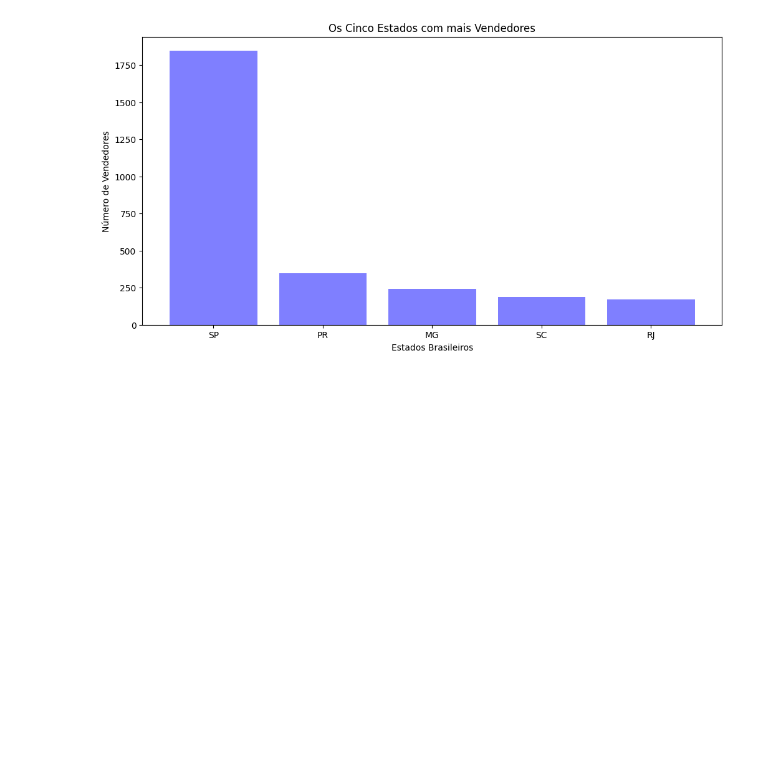
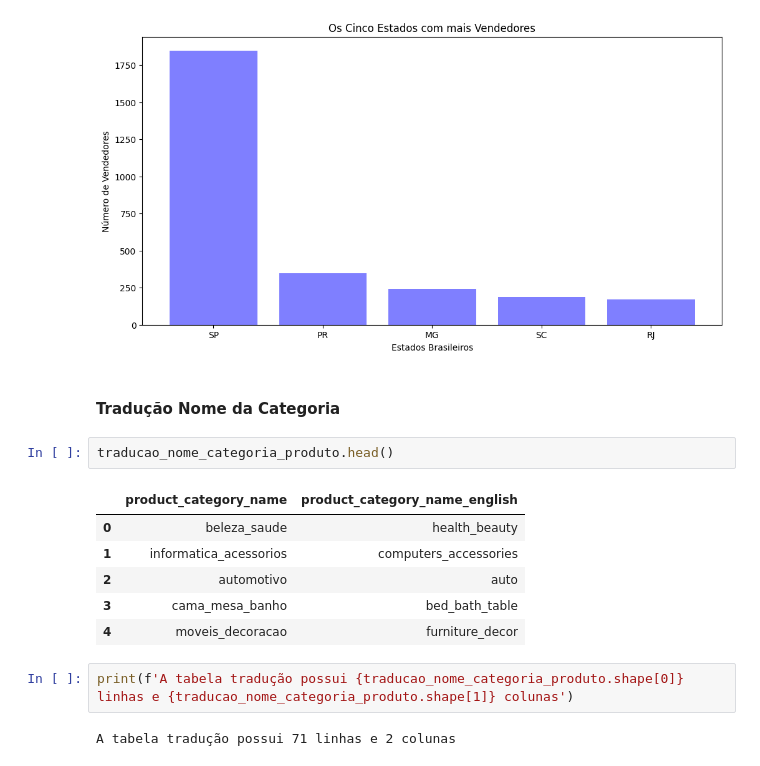
Before and after one commit to RayVilaca/Bootcamp-Data-Science-Ada, a Jupyter notebook: projetos-conclusao-modulo/modulo2/projeto.ipynb, the cells around one changed output. Cells and saved outputs as stored; diff of their text form; blank space fills up the shorter version.

Commit message:
feat: add product category name translation section in module 2

```diff
--- a/projetos-conclusao-modulo/modulo2/projeto.ipynb
+++ b/projetos-conclusao-modulo/modulo2/projeto.ipynb
@@ -801,3 +801,18 @@ frequencia_vendedores_por_estado.nlargest(5).plot(kind='bar',
 # %% [output]
 <Axes: title={'center': 'Os Cinco Estados com mais Vendedores'}, xlabel='Estados Brasileiros', ylabel='Número de Vendedores'>
 [figure]
+# %% [markdown]
+#### Tradução Nome da Categoria
+# %%
+traducao_nome_categoria_produto.head()
+# %% [output]
+|  | product_category_name | product_category_name_english |
+| 0 | beleza_saude | health_beauty |
+| 1 | informatica_acessorios | computers_accessories |
+| 2 | automotivo | auto |
+| 3 | cama_mesa_banho | bed_bath_table |
+| 4 | moveis_decoracao | furniture_decor |
+# %%
+print(f'A tabela tradução possui {traducao_nome_categoria_produto.shape[0]} linhas e {traducao_nome_categoria_produto.shape[1]} colunas')
+# %% [output]
+A tabela tradução possui 71 linhas e 2 colunas
```
Also changed, not shown: parts of 2 cells of this notebook.
